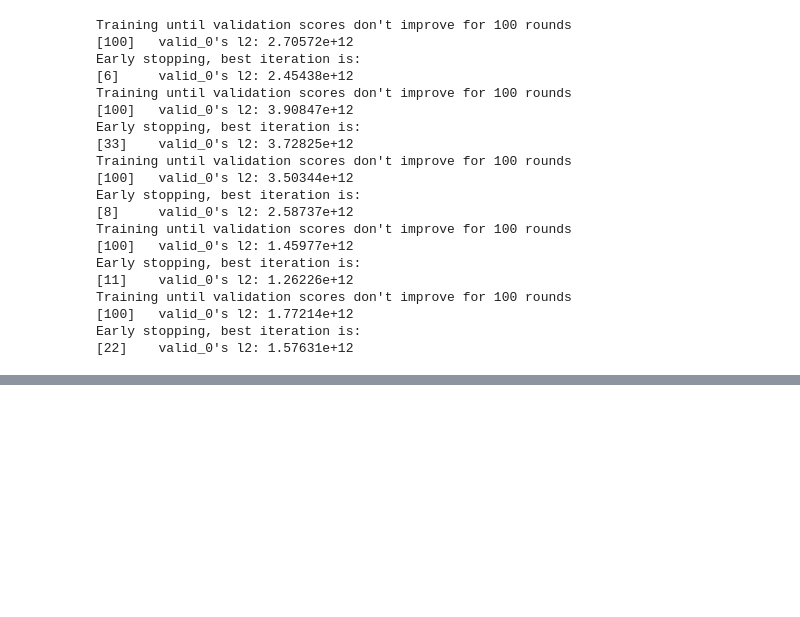
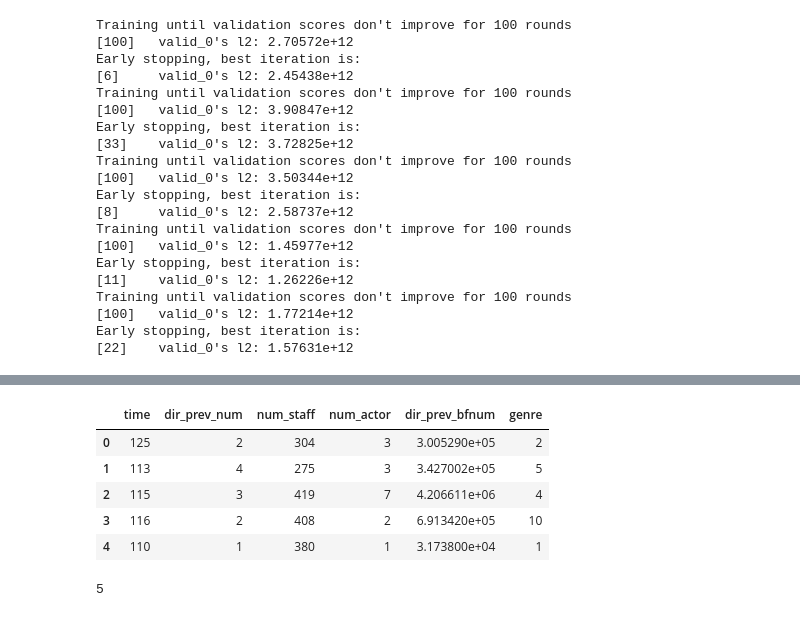
Before and after one commit to choiuikang/contest, a Jupyter notebook: dacon/The_number_of_movie_viewers.ipynb, the cells around one changed output, grey strips where cells are left out. Saved outputs shown, nothing was run; the diff lists cells and outputs as text; code cells hidden in the pictures; blank space fills up the shorter version.

```diff
--- a/dacon/Untitled1.ipynb
+++ b/dacon/The_number_of_movie_viewers.ipynb
@@ -520,0 +540,2 @@ labelEncoder를 활용해서
+# %%
+test['genre'] = le.transform(test['genre'])
@@ -520,0 +561,2 @@ labelEncoder를 활용해서
+# %%
+features = ['time', 'dir_prev_num', 'num_staff', 'num_actor','dir_prev_bfnum', 'genre']
@@ -520,0 +565,2 @@ labelEncoder를 활용해서
+# %%
+X_train, X_test, y_train = train[features], test[features], train[target]
@@ -520,0 +602,16 @@ labelEncoder를 활용해서
+# %%
+X_test.head()
+# %% [output]
+|  | time | dir_prev_num | num_staff | num_actor | dir_prev_bfnum | genre |
+| 0 | 125 | 2 | 304 | 3 | 3.005290e+05 | 2 |
+| 1 | 113 | 4 | 275 | 3 | 3.427002e+05 | 5 |
+| 2 | 115 | 3 | 419 | 7 | 4.206611e+06 | 4 |
+| 3 | 116 | 2 | 408 | 2 | 6.913420e+05 | 10 |
+| 4 | 110 | 1 | 380 | 1 | 3.173800e+04 | 1 |
+# %%
+preds = []
+for model in models:
+    preds.append(model.predict(X_test))
+len(preds)
+# %% [output]
+5
```
Also changed, not shown: parts of 68 cells of this notebook, 1 other file.
